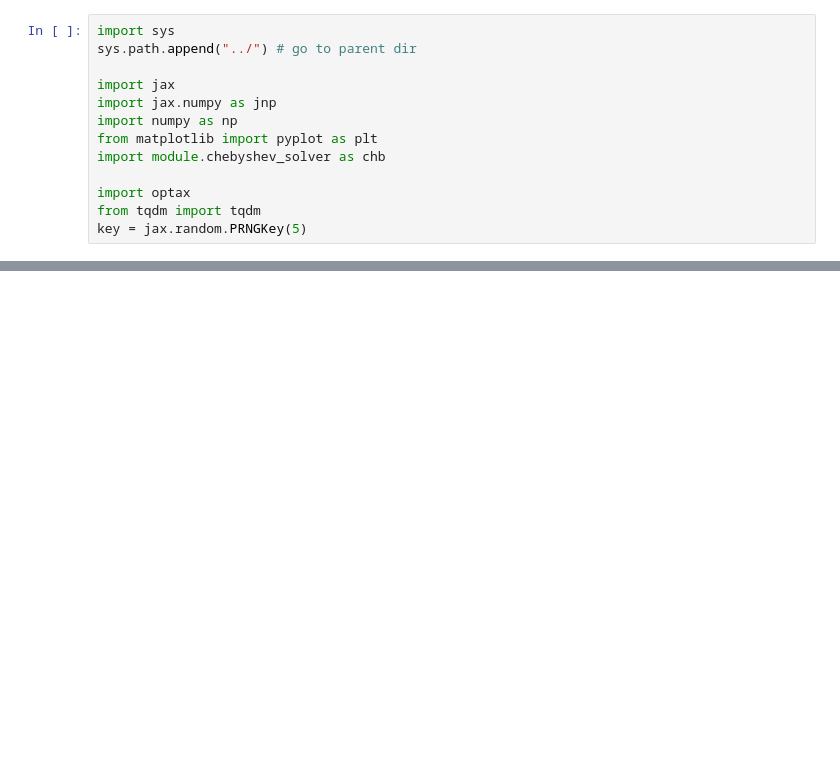
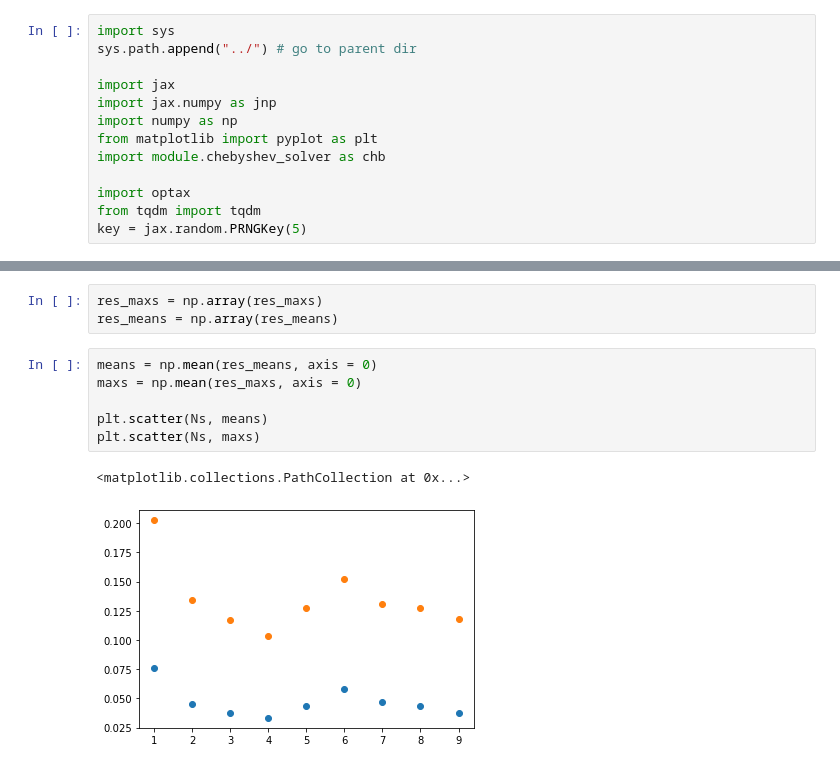
Before and after one commit to evanwonisch/InverseHeatEquation, a Jupyter notebook: inference/multi_measurements_run.ipynb, the cells around one changed output, grey strips where cells are left out. Saved outputs shown, nothing was run; the diff lists cells and outputs as text; blank space fills up the shorter version.

```diff
--- a/inference/multi_measurements_run.ipynb
+++ b/inference/multi_measurements_run.ipynb
@@ -148,0 +154,12 @@ Text(0, 0.5, 'Mean Relative Error')
+# %%
+res_maxs = np.array(res_maxs)
+res_means = np.array(res_means)
+# %%
+means = np.mean(res_means, axis = 0)
+maxs = np.mean(res_maxs, axis = 0)
+
+plt.scatter(Ns, means)
+plt.scatter(Ns, maxs)
+# %% [output]
+<matplotlib.collections.PathCollection at 0x...>
+[figure, added]
```
Also changed, not shown: parts of 4 cells of this notebook, 6 other files.
